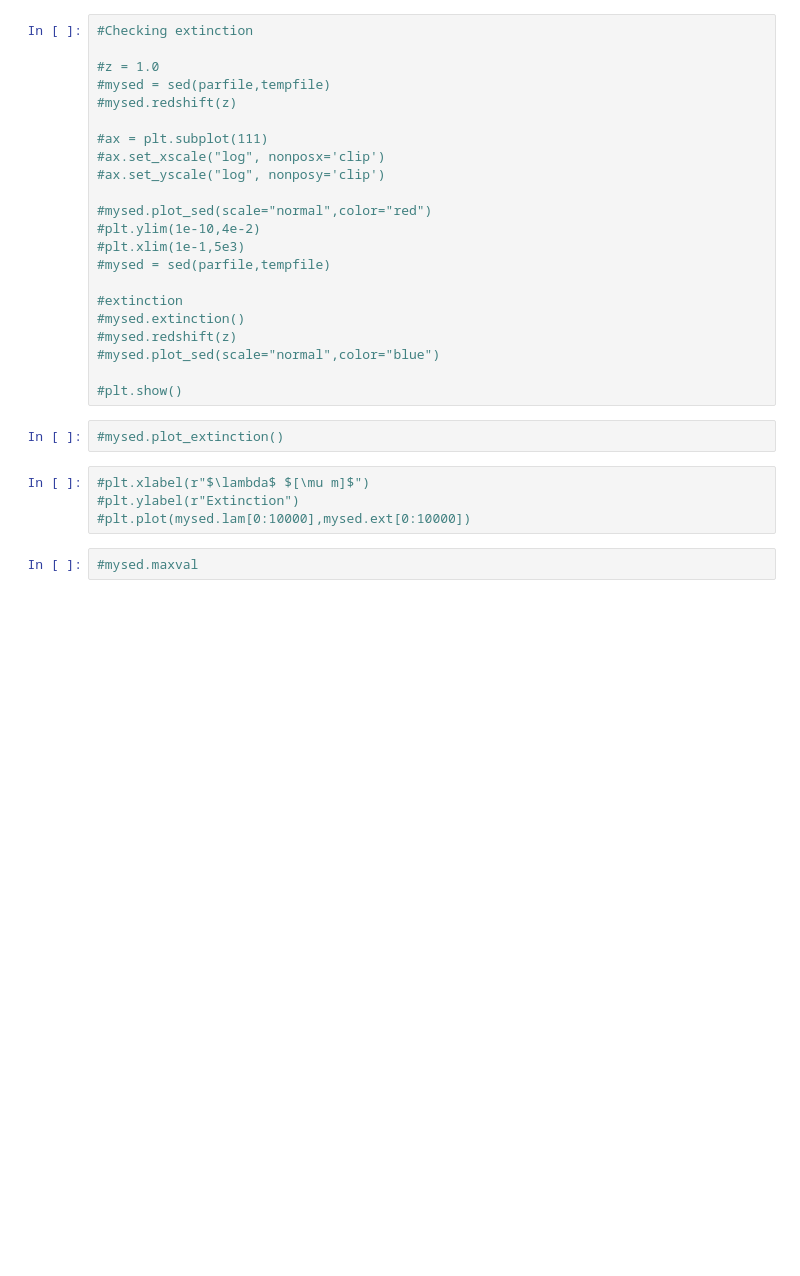
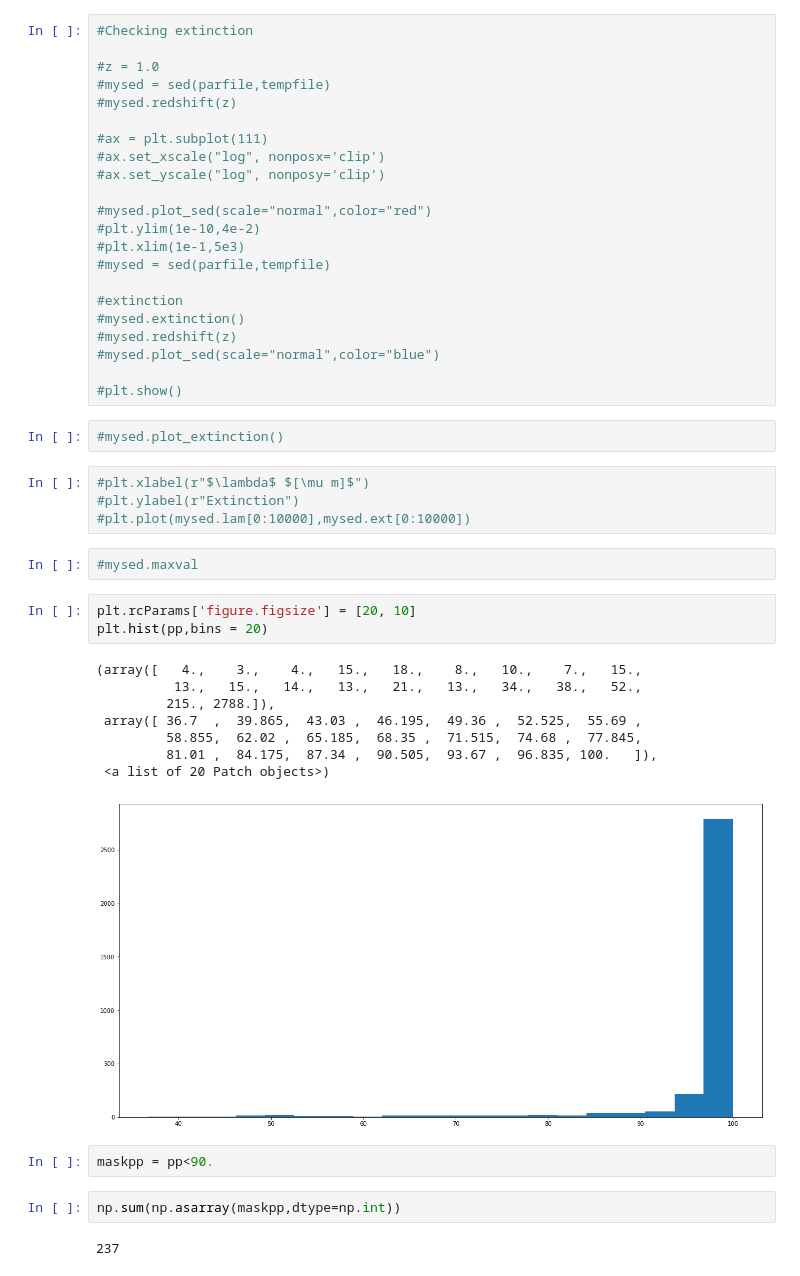
Before and after one commit to cpvargas/sed_research, a Jupyter notebook: single_AvRv_sim.ipynb, the cells around one changed output. Drawn from its saved outputs; the diff is of its cells as text; blank space fills up the shorter version.

```diff
--- a/single_AvRv_sim.ipynb
+++ b/single_AvRv_sim.ipynb
@@ -311,3 +321,21 @@ print datetime.now() - startTime
 #plt.plot(mysed.lam[0:10000],mysed.ext[0:10000])
 # %%
 #mysed.maxval
+# %%
+plt.rcParams['figure.figsize'] = [20, 10]
+plt.hist(pp,bins = 20)
+# %% [output]
+(array([   4.,    3.,    4.,   15.,   18.,    8.,   10.,    7.,   15.,
+          13.,   15.,   14.,   13.,   21.,   13.,   34.,   38.,   52.,
+         215., 2788.]),
+ array([ 36.7  ,  39.865,  43.03 ,  46.195,  49.36 ,  52.525,  55.69 ,
+         58.855,  62.02 ,  65.185,  68.35 ,  71.515,  74.68 ,  77.845,
+         81.01 ,  84.175,  87.34 ,  90.505,  93.67 ,  96.835, 100.   ]),
+ <a list of 20 Patch objects>)
+[figure, added]
+# %%
+maskpp = pp<90.
+# %%
+np.sum(np.asarray(maskpp,dtype=np.int))
+# %% [output]
+237
```
Also changed, not shown: parts of 12 cells of this notebook.
